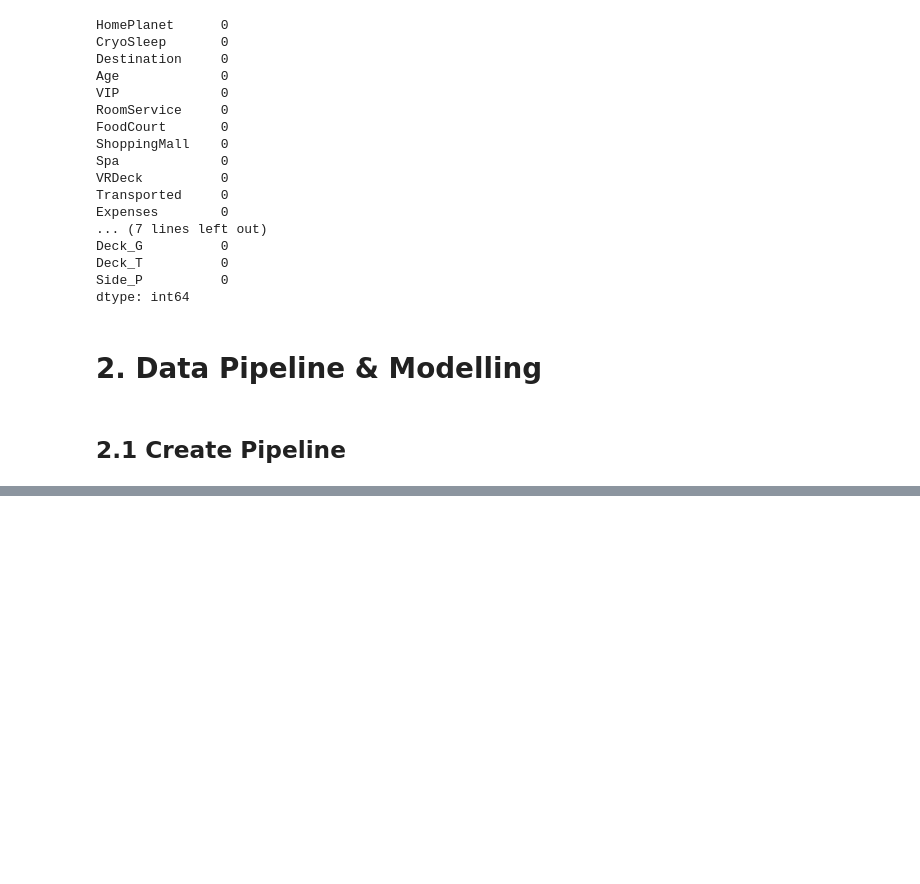
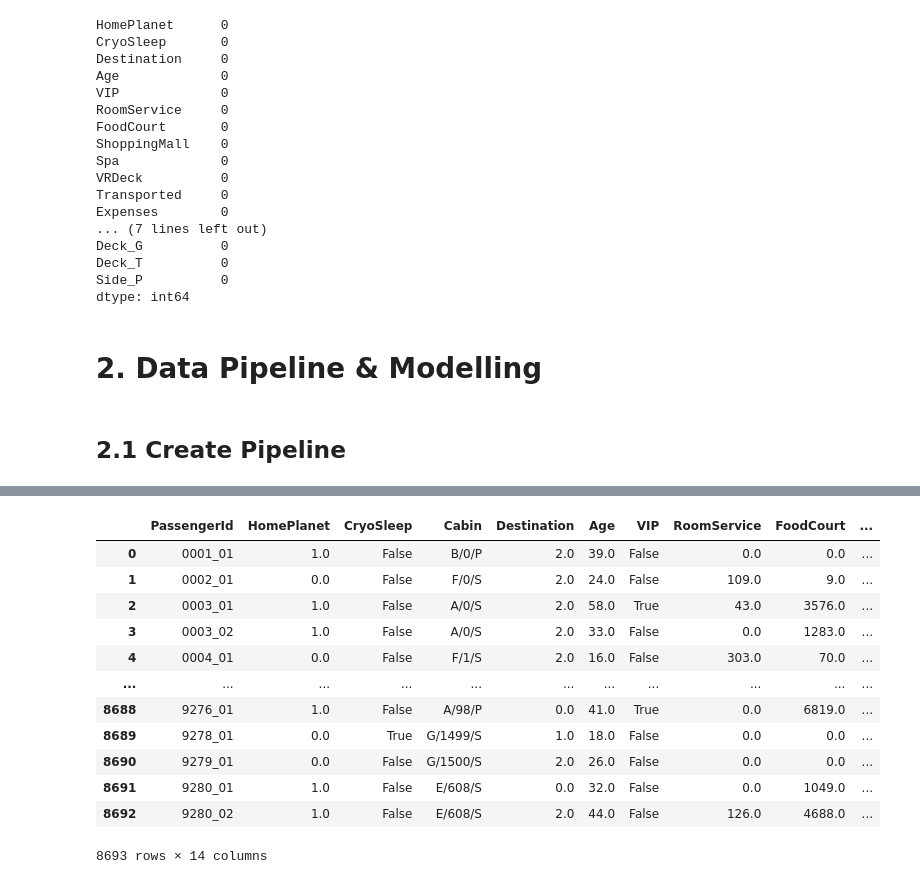
Before and after one commit to MMMarinov/ProjectPortfolio, a Jupyter notebook: 1. Data Science/1. Titanic_SpaceShip - Binary Classification/Titanic_SpaceShip_XGBoost.ipynb, the cells around one changed output, grey strips where cells are left out. Saved outputs shown, nothing was run; the diff lists cells and outputs as text; code cells hidden in the pictures; blank space fills up the shorter version.

```diff
--- a/1. Data Science/1. Titanic_SpaceShip - Binary Classification/Titanic_SpaceShip_XGBoost.ipynb
+++ b/1. Data Science/1. Titanic_SpaceShip - Binary Classification/Titanic_SpaceShip_XGBoost.ipynb
@@ -49,11 +40,10 @@ The first and last names of the passenger.<br>
 __Transported__ <br>
 Whether the passenger was transported to another dimension. This is the target, the column you are trying to predict.<br>
 # %%
-titanic_data = pd.read_csv(
-#"/home/mmmarinov/ProjectPortfolio/1. Titanic_SpaceShip - Binary Classification/Titanic_SpaceShip_Train_Data.csv")
+# titanic_data = pd.read_csv("/home/mmmarinov/ProjectPortfolio/1. Titanic_SpaceShip - Binary Classification/Titanic_SpaceShip_Train_Data.csv")
 
- titanic_data = pd.read_csv(r"C:\Users\N179960\OneDrive - Munich Re\Martin Stuff\Personal\ProjectPortfolio\1. Titanic_SpaceShip - Binary Classification\Titanic_SpaceShip_Train_Data.csv")
+# titanic_data = pd.read_csv(r"C:\Users\N179960\OneDrive - Munich Re\Martin Stuff\Personal\ProjectPortfolio\1. Titanic_SpaceShip - Binary Classification\Titanic_SpaceShip_Train_Data.csv")
 
-# titanic_data = pd.read_csv(r"\\192.168.68.200\ProjectPortfolio\1. Titanic_SpaceShip - Binary Classification\Titanic_SpaceShip_Train_Data.csv")
+titanic_data = pd.read_csv(r"\\192.168.68.200\ProjectPortfolio\1. Data Science\1. Titanic_SpaceShip - Binary Classification\Titanic_SpaceShip_Train_Data.csv")
 
 # titanic_data = pd.read_csv("/Users/martinmarinov/ProjectPortfolio/ProjectPortfolio/1. Titanic_SpaceShip - Binary Classification/Titanic_SpaceShip_Train_Data.csv")
@@ -593,0 +689,20 @@ dtype: int64
+# %%
+test  = titanic_data.copy()
+
+Home_Dest_Impute(test)
+
+test
+# %% [output]
+|  | PassengerId | HomePlanet | CryoSleep | Cabin | Destination | Age | VIP | RoomService | FoodCourt | ... |
+| 0 | 0001_01 | 1.0 | False | B/0/P | 2.0 | 39.0 | False | 0.0 | 0.0 | ... |
+| 1 | 0002_01 | 0.0 | False | F/0/S | 2.0 | 24.0 | False | 109.0 | 9.0 | ... |
+| 2 | 0003_01 | 1.0 | False | A/0/S | 2.0 | 58.0 | True | 43.0 | 3576.0 | ... |
+| 3 | 0003_02 | 1.0 | False | A/0/S | 2.0 | 33.0 | False | 0.0 | 1283.0 | ... |
+| 4 | 0004_01 | 0.0 | False | F/1/S | 2.0 | 16.0 | False | 303.0 | 70.0 | ... |
+| ... | ... | ... | ... | ... | ... | ... | ... | ... | ... | ... |
+| 8688 | 9276_01 | 1.0 | False | A/98/P | 0.0 | 41.0 | True | 0.0 | 6819.0 | ... |
+| 8689 | 9278_01 | 0.0 | True | G/1499/S | 1.0 | 18.0 | False | 0.0 | 0.0 | ... |
+| 8690 | 9279_01 | 0.0 | False | G/1500/S | 2.0 | 26.0 | False | 0.0 | 0.0 | ... |
+| 8691 | 9280_01 | 1.0 | False | E/608/S | 0.0 | 32.0 | False | 0.0 | 1049.0 | ... |
+| 8692 | 9280_02 | 1.0 | False | E/608/S | 2.0 | 44.0 | False | 126.0 | 4688.0 | ... |
+8693 rows × 14 columns
```
Also changed, not shown: parts of 17 cells of this notebook, 4 other files.
